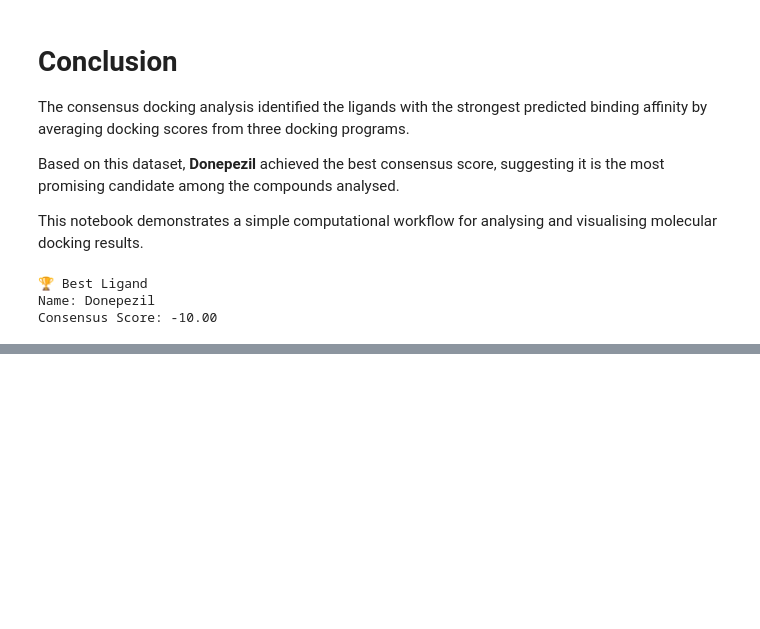
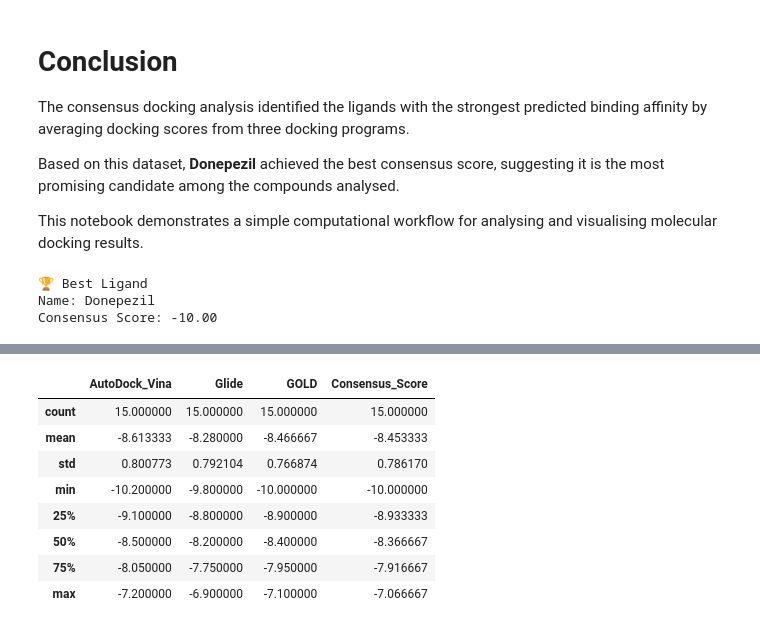
Before and after one commit to kirthimaheswaran/NeuroDock, a Jupyter notebook: notebooks/NeuroDock_Analysis.ipynb, the cells around one changed output, grey strips where cells are left out. Cells and saved outputs as stored; diff of their text form; code cells hidden in the pictures; blank space fills up the shorter version.

```diff
--- a/notebooks/NeuroDock_Analysis.ipynb
+++ b/notebooks/NeuroDock_Analysis.ipynb
@@ -111,0 +118,13 @@ Consensus Score: -10.00
+# %%
+# Summary statistics
+df.describe()
+# %% [output]
+|  | AutoDock_Vina | Glide | GOLD | Consensus_Score |
+| count | 15.000000 | 15.000000 | 15.000000 | 15.000000 |
+| mean | -8.613333 | -8.280000 | -8.466667 | -8.453333 |
+| std | 0.800773 | 0.792104 | 0.766874 | 0.786170 |
+| min | -10.200000 | -9.800000 | -10.000000 | -10.000000 |
+| 25% | -9.100000 | -8.800000 | -8.900000 | -8.933333 |
+| 50% | -8.500000 | -8.200000 | -8.400000 | -8.366667 |
+| 75% | -8.050000 | -7.750000 | -7.950000 | -7.916667 |
+| max | -7.200000 | -6.900000 | -7.100000 | -7.066667 |
```
Also changed, not shown: parts of 8 cells of this notebook.
